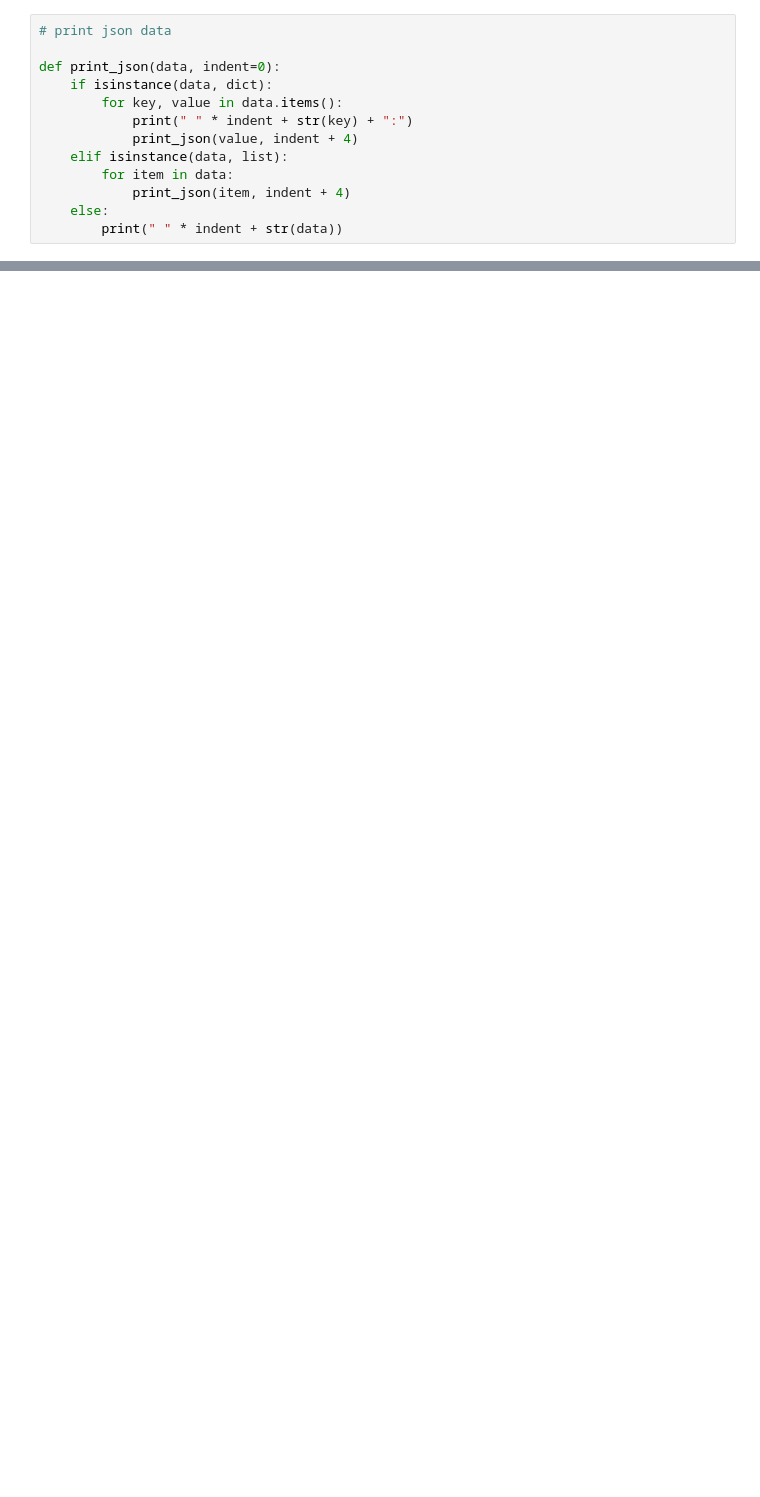
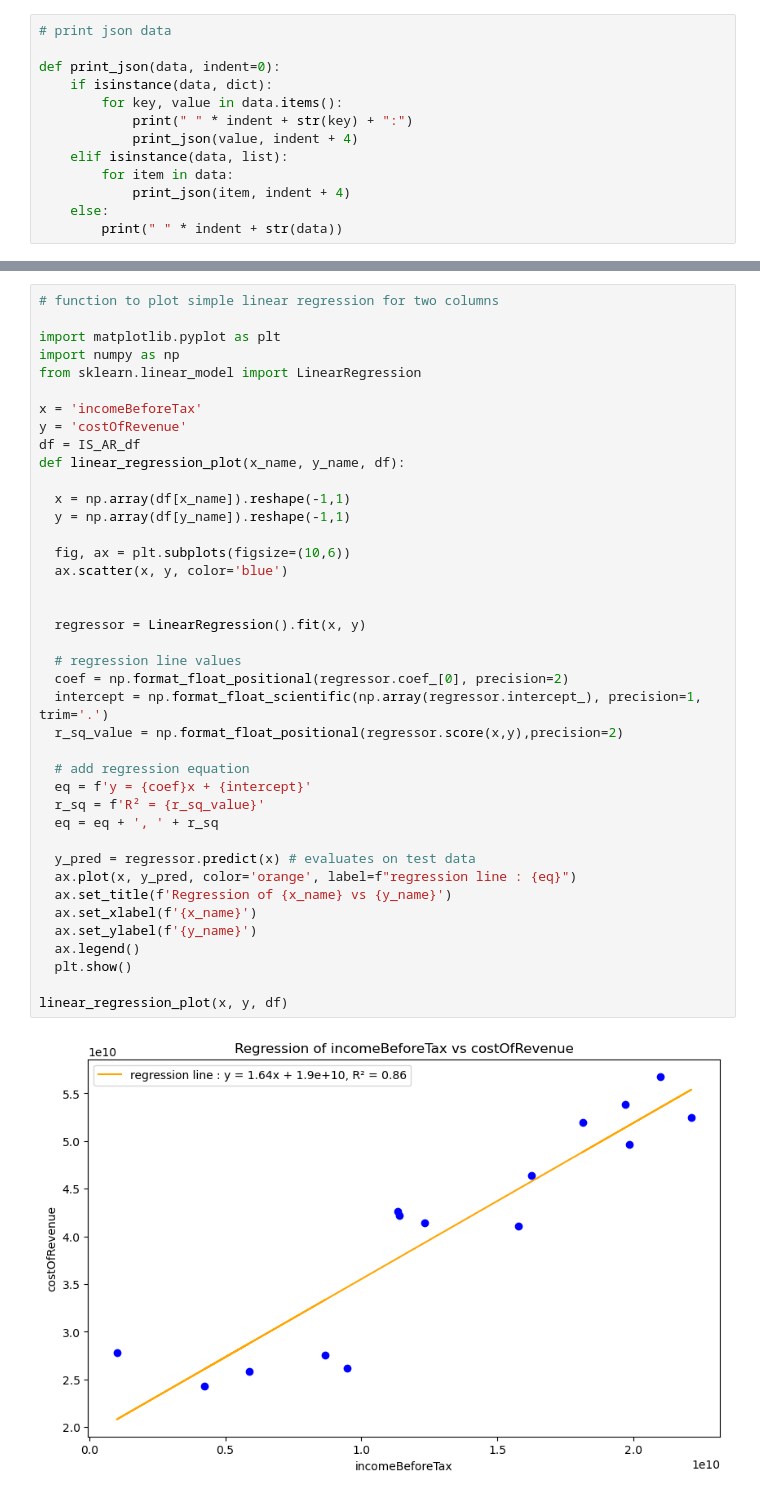
Before and after one commit to agiano/business_valuator, a Jupyter notebook: scratch.ipynb, the cells around one changed output, grey strips where cells are left out. Drawn from its saved outputs; the diff is of its cells as text; blank space fills up the shorter version.

```diff
--- a/scratch.ipynb
+++ b/scratch.ipynb
@@ -173,0 +204,42 @@ plt.tight_layout()
+# %%
+# function to plot simple linear regression for two columns
+
+import matplotlib.pyplot as plt
+import numpy as np
+from sklearn.linear_model import LinearRegression
+
+x = 'incomeBeforeTax'
+y = 'costOfRevenue'
+df = IS_AR_df
+def linear_regression_plot(x_name, y_name, df):
+
+  x = np.array(df[x_name]).reshape(-1,1)
+  y = np.array(df[y_name]).reshape(-1,1)
+
+  fig, ax = plt.subplots(figsize=(10,6))
+  ax.scatter(x, y, color='blue')
+
+
+  regressor = LinearRegression().fit(x, y)
+
+  # regression line values
+  coef = np.format_float_positional(regressor.coef_[0], precision=2)
+  intercept = np.format_float_scientific(np.array(regressor.intercept_), precision=1, trim='.')
+  r_sq_value = np.format_float_positional(regressor.score(x,y),precision=2)
+
+  # add regression equation
+  eq = f'y = {coef}x + {intercept}'
+  r_sq = f'R² = {r_sq_value}'
+  eq = eq + ', ' + r_sq
+
+  y_pred = regressor.predict(x) # evaluates on test data
+  ax.plot(x, y_pred, color='orange', label=f"regression line : {eq}")
+  ax.set_title(f'Regression of {x_name} vs {y_name}')
+  ax.set_xlabel(f'{x_name}')
+  ax.set_ylabel(f'{y_name}')
+  ax.legend()
+  plt.show()
+
+linear_regression_plot(x, y, df)
+# %% [output]
+[figure, added]
```
Also changed, not shown: parts of 16 cells of this notebook.
